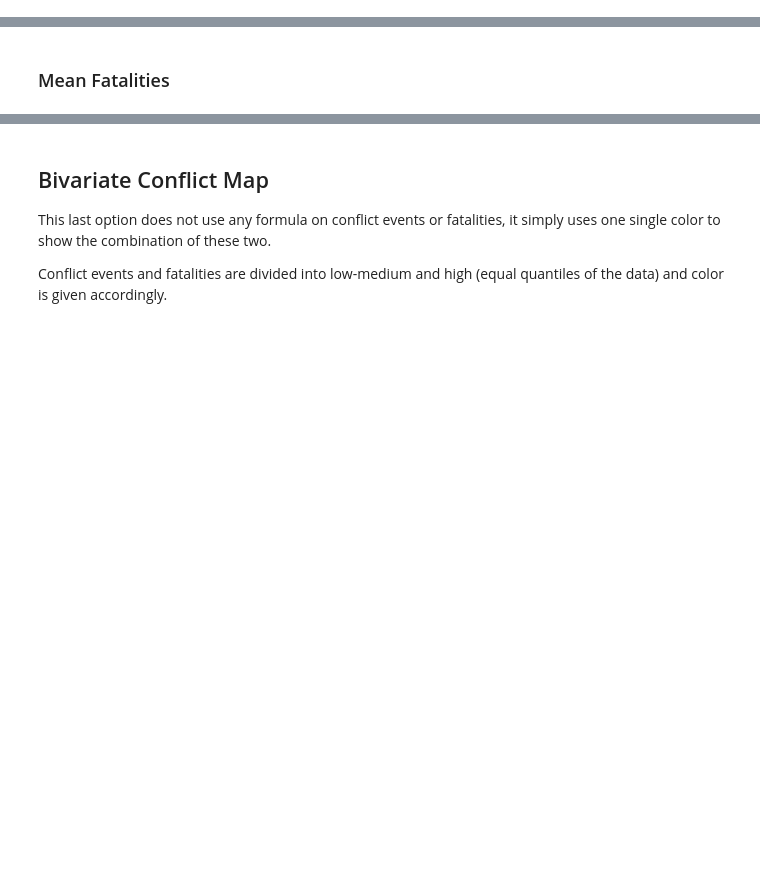
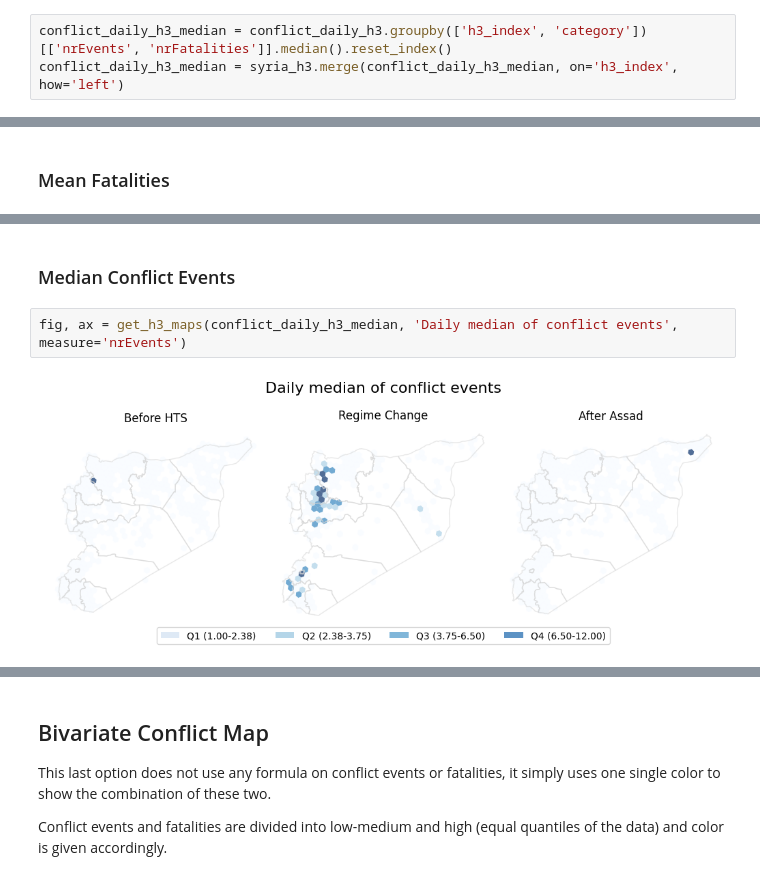
Before and after one commit to datapartnership/syria-economic-monitor, a Jupyter notebook: notebooks/conflict/acled_post_assad.ipynb, the cells around one changed output, grey strips where cells are left out. Saved outputs shown, nothing was run; the diff lists cells and outputs as text; blank space fills up the shorter version.

Commit message:
median addition

```diff
--- a/notebooks/conflict/acled_post_assad.ipynb
+++ b/notebooks/conflict/acled_post_assad.ipynb
@@ -337 +381,4 @@ conflict_daily_h3 = conflict_daily_h3.groupby(['h3_index', 'category'])[['nrEven
+# %%
+conflict_daily_h3_median = conflict_daily_h3.groupby(['h3_index', 'category'])[['nrEvents', 'nrFatalities']].median().reset_index()
+conflict_daily_h3_median = syria_h3.merge(conflict_daily_h3_median, on='h3_index', how='left')
 # %%
@@ -512,2 +559,8 @@ fig, ax = get_h3_maps(conflict_daily_h3, 'Daily average of conflict fatalities',
 # %% [output]
 [figure]
+# %% [markdown]
+### Median Conflict Events
+# %%
+fig, ax = get_h3_maps(conflict_daily_h3_median, 'Daily median of conflict events', measure='nrEvents')
+# %% [output]
+[figure, added]
```
Also changed, not shown: parts of 19 cells of this notebook.
